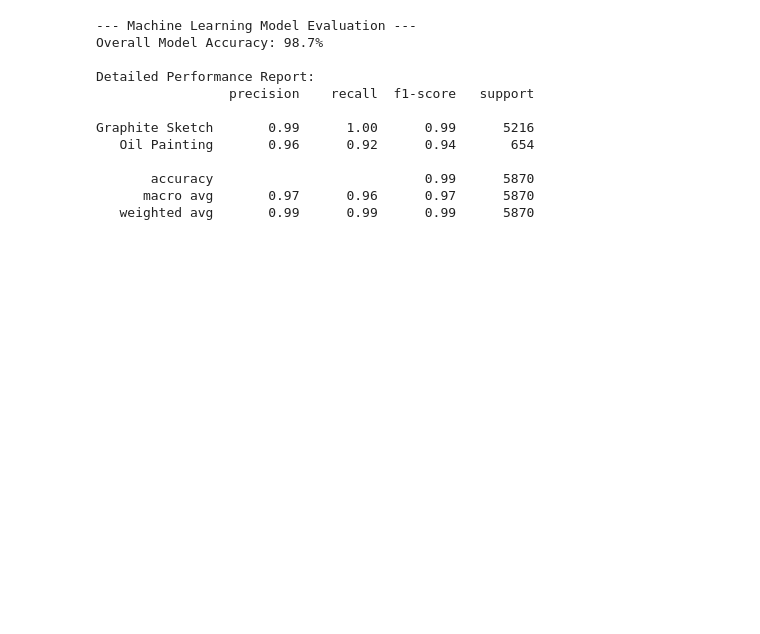
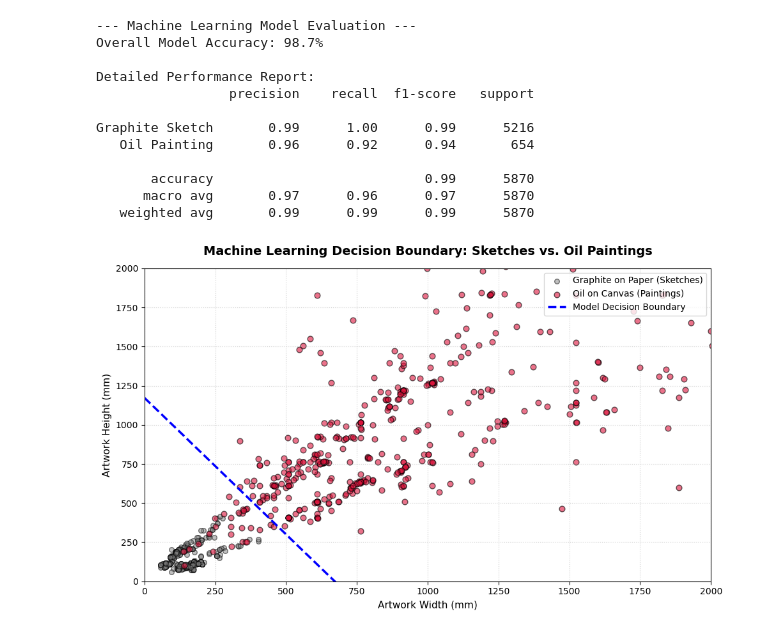
Before and after one commit to Source-Aaryan/Tate-Museum-EDA, a Jupyter notebook: tate_art_analysis.ipynb, the cells around one changed output. Cells and saved outputs as stored; diff of their text form; code cells hidden in the pictures; blank space fills up the shorter version.

Commit message:
Implement logistic regression decision boundary visualisation plot

```diff
--- a/tate_art_analysis.ipynb
+++ b/tate_art_analysis.ipynb
@@ -400,3 +400,50 @@ Graphite Sketch       0.99      1.00      0.99      5216
        accuracy                           0.99      5870
       macro avg       0.97      0.96      0.97      5870
    weighted avg       0.99      0.99      0.99      5870
+# %%
+import matplotlib.pyplot as plt
+import numpy as np
+
+# 1. Extract the coefficients and intercept from our trained model
+# Equation: w0 * width + w1 * height + b = 0
+w0, w1 = model.coef_[0]
+b = model.intercept_[0]
+
+# 2. Set up the plotting canvas
+plt.figure(figsize=(10, 6))
+
+# 3. Plot a sample of the actual points to keep the visualization clean
+# (We sample 500 of each to prevent overplotting)
+sketches_sample = df_ml_clean[df_ml_clean['is_oil'] == 0].sample(500, random_state=42)
+oils_sample = df_ml_clean[df_ml_clean['is_oil'] == 1].sample(500, random_state=42)
+
+plt.scatter(sketches_sample['width'], sketches_sample['height'],
+            color='gray', alpha=0.5, label='Graphite on Paper (Sketches)', edgecolor='k', s=30)
+plt.scatter(oils_sample['width'], oils_sample['height'],
+            color='crimson', alpha=0.6, label='Oil on Canvas (Paintings)', edgecolor='k', s=40)
+
+# 4. Calculate the boundary line x and y values
+# Rearranging the equation: height = -(w0 * width + b) / w1
+x_boundary = np.linspace(0, df_ml_clean['width'].max() * 0.5, 100)
+y_boundary = -(w0 * x_boundary + b) / w1
+
+# Plot the mathematical separation line
+plt.plot(x_boundary, y_boundary, color='blue', linestyle='--', linewidth=2.5,
+         label='Model Decision Boundary')
+
+# 5. Zoom into the dense data region for crystal clear viewing
+plt.xlim(0, 2000)
+plt.ylim(0, 2000)
+
+# 6. Customize titles and labels
+plt.title('Machine Learning Decision Boundary: Sketches vs. Oil Paintings', fontsize=14, fontweight='bold', pad=15)
+plt.xlabel('Artwork Width (mm)', fontsize=11)
+plt.ylabel('Artwork Height (mm)', fontsize=11)
+plt.legend(loc='upper right', frameon=True)
+plt.grid(True, linestyle=':', alpha=0.6)
+
+# Display the final plot
+plt.tight_layout()
+plt.show()
+# %% [output]
+[figure, added]
```
